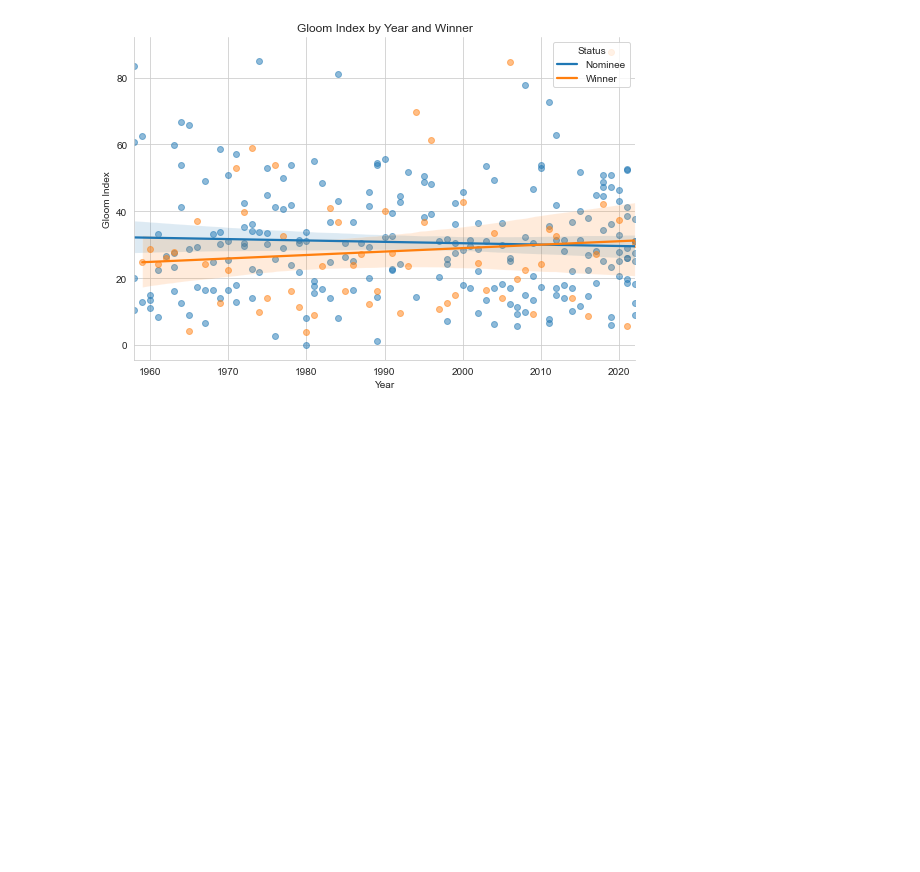
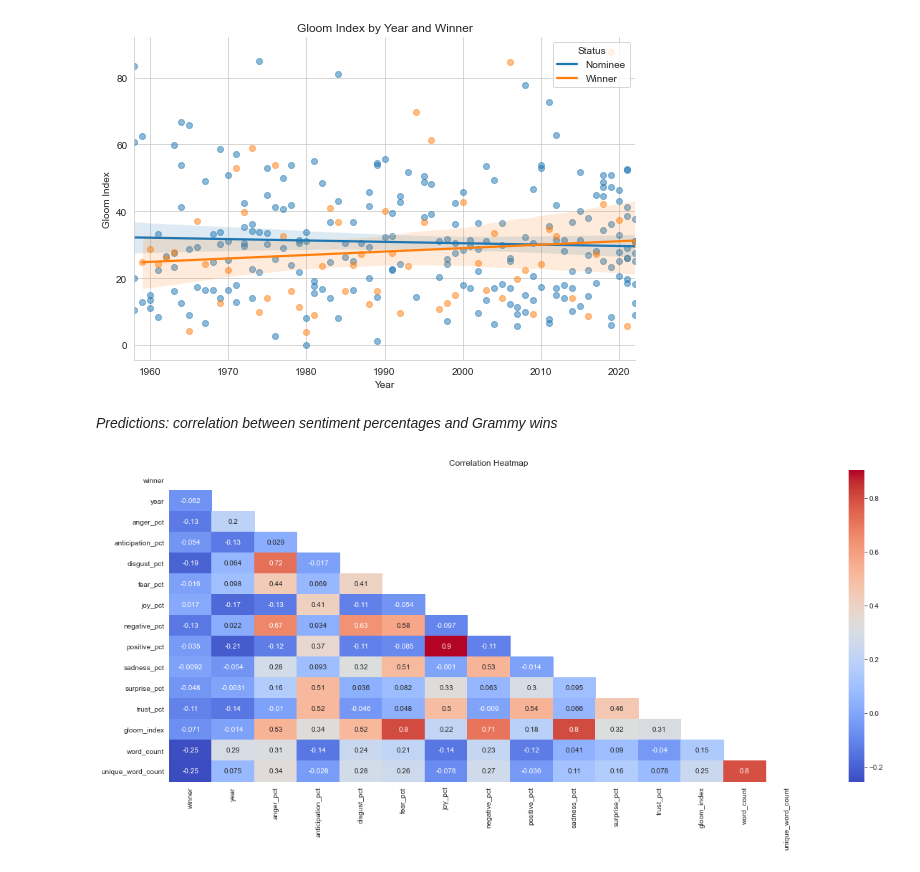
Before and after one commit to yzse/genius-grammy, a Jupyter notebook: shaney_analysis.ipynb, the cells around one changed output. Drawn from its saved outputs; the diff is of its cells as text; code cells hidden in the pictures; blank space fills up the shorter version.

Commit message:
add predict

```diff
--- a/shaney_analysis.ipynb
+++ b/shaney_analysis.ipynb
@@ -242,3 +247,15 @@ make_time_graph(analysis_df)
 # %% [output]
 <module 'matplotlib.pyplot' from '/opt/anaconda3/lib/python3.8/site-packages/matplotlib/pyplot.py'>
 [figure]
+# %% [markdown]
+*Predictions: correlation between sentiment percentages and Grammy wins*
+# %%
+plt.figure(figsize = (20, 8))
+mask = np.triu(np.ones_like(analysis_df.corr(numeric_only=True), dtype=bool))
+heatmap = sns.heatmap(analysis_df.corr(),
+                      mask=mask,
+                      annot=True,
+                      cmap='coolwarm')
+heatmap.set_title('Correlation Heatmap');
+# %% [output]
+[figure, added]
```
Also changed, not shown: parts of 12 cells of this notebook, 7 other files.
